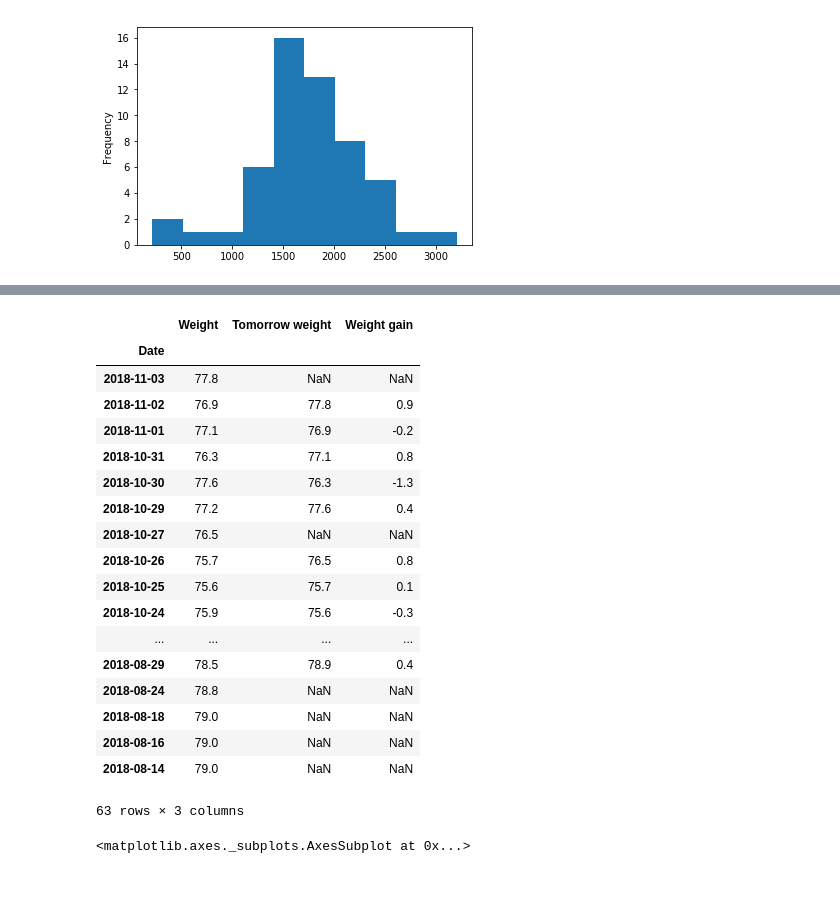
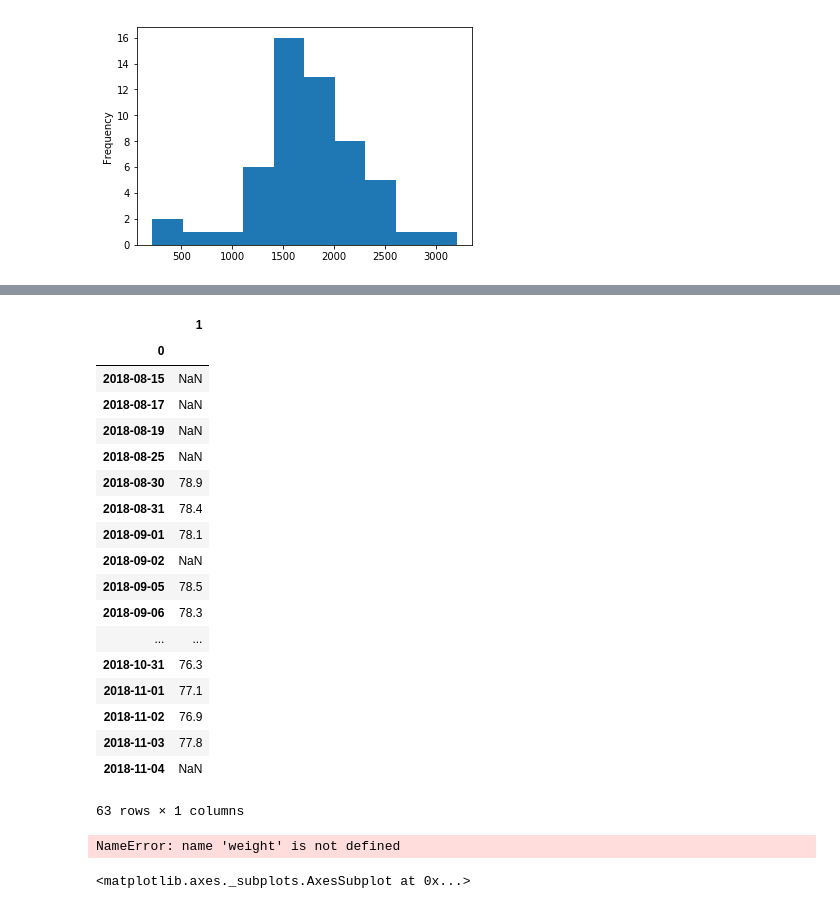
Before and after one commit to khanhnguyendata/logweight, a Jupyter notebook: logweight.ipynb, the cells around one changed output, grey strips where cells are left out. Cells and saved outputs as stored; diff of their text form; code cells hidden in the pictures.

```diff
--- a/logweight.ipynb
+++ b/logweight.ipynb
@@ -48,27 +88,31 @@ plt.show()
+# %%
+weights.reindex(weights.index + pd.Timedelta(1, unit='D'))
+# %% [output]
+|  | 1 |
+| 0 |  |
+| 2018-08-15 | NaN |
+| 2018-08-17 | NaN |
+| 2018-08-19 | NaN |
+| 2018-08-25 | NaN |
+| 2018-08-30 | 78.9 |
+| 2018-08-31 | 78.4 |
+| 2018-09-01 | 78.1 |
+| 2018-09-02 | NaN |
+| 2018-09-05 | 78.5 |
+| 2018-09-06 | 78.3 |
+| ... | ... |
+| 2018-10-31 | 76.3 |
+| 2018-11-01 | 77.1 |
+| 2018-11-02 | 76.9 |
+| 2018-11-03 | 77.8 |
+| 2018-11-04 | NaN |
+63 rows × 1 columns
 # %%
-weight['Tomorrow weight'] = weight.reindex(weight.index + pd.Timedelta(1, unit='D')).values
+weights['Tomorrow weight'] = weights.reindex(weights.index + pd.Timedelta(1, unit='D')).values
 weight['Weight gain'] = weight['Tomorrow weight'] - weight['Weight']
 weight
 # %% [output]
-|  | Weight | Tomorrow weight | Weight gain |
-| Date |  |  |  |
-| 2018-11-03 | 77.8 | NaN | NaN |
-| 2018-11-02 | 76.9 | 77.8 | 0.9 |
-| 2018-11-01 | 77.1 | 76.9 | -0.2 |
-| 2018-10-31 | 76.3 | 77.1 | 0.8 |
-| 2018-10-30 | 77.6 | 76.3 | -1.3 |
-| 2018-10-29 | 77.2 | 77.6 | 0.4 |
-| 2018-10-27 | 76.5 | NaN | NaN |
-| 2018-10-26 | 75.7 | 76.5 | 0.8 |
-| 2018-10-25 | 75.6 | 75.7 | 0.1 |
-| 2018-10-24 | 75.9 | 75.6 | -0.3 |
-| ... | ... | ... | ... |
-| 2018-08-29 | 78.5 | 78.9 | 0.4 |
-| 2018-08-24 | 78.8 | NaN | NaN |
-| 2018-08-18 | 79.0 | NaN | NaN |
-| 2018-08-16 | 79.0 | NaN | NaN |
-| 2018-08-14 | 79.0 | NaN | NaN |
-63 rows × 3 columns
+NameError: name 'weight' is not defined
 # %%
 df_joined = pd.concat([daily_cal, weight, budget_step], axis=1)
 df = df_joined.dropna().copy()
```
Also changed, not shown: parts of 9 cells of this notebook, 1 other file.
